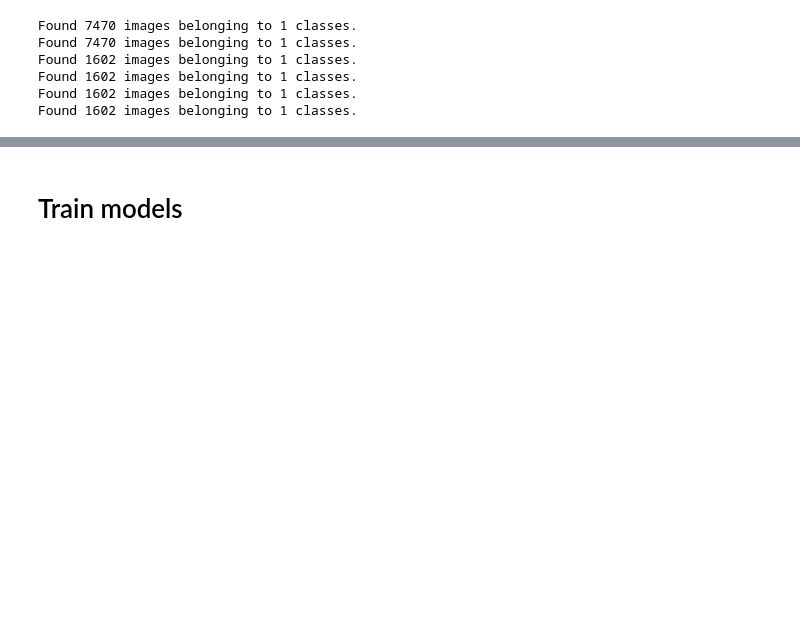
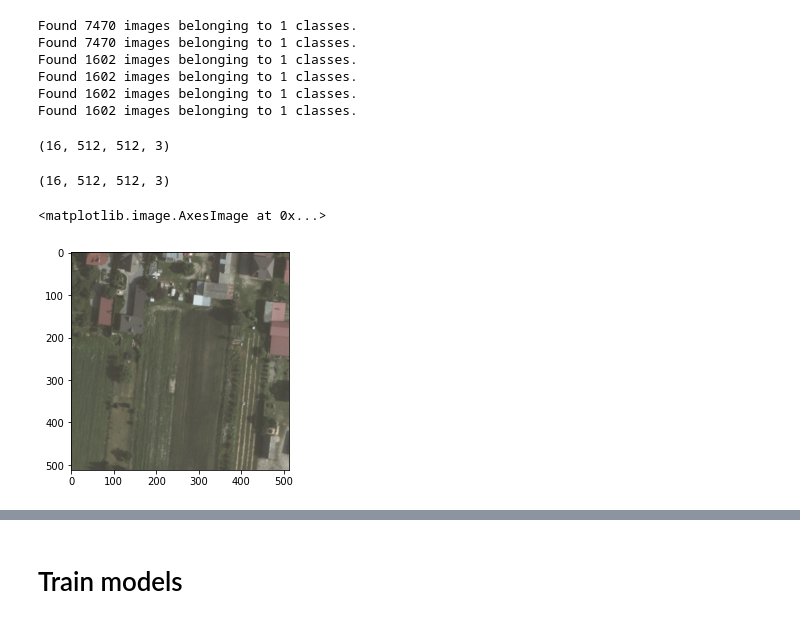
Before and after one commit to MortenTabaka/Semantic-segmentation-of-LandCover.ai-dataset, a Jupyter notebook: notebooks/exploratory/Marcin_GAN_model.ipynb, the cells around one changed output, grey strips where cells are left out. Drawn from its saved outputs; the diff is of its cells as text; code cells hidden in the pictures; blank space fills up the shorter version.

```diff
--- a/notebooks/exploratory/Marcin_GAN_model.ipynb
+++ b/notebooks/exploratory/Marcin_GAN_model.ipynb
@@ -167,21 +172,21 @@ def decoder(convs, output_channels):
 OUTPUT_CHANNELS = 5
 
 
-def generator():
+def make_generator():
     '''
     Defines MUNet by connecting encoder and decoder.
 
     '''
 
     # specify input shape; image is in RGB
-    inputs = layers.Input(shape=(512,512,3,))
+    inputs = layers.Input(shape=[512,512,3])
 
     # feed the inputs to the encoder
     encoder_output = encoder(inputs)
 
     # feed the encoder output and encoder block outputs to the decoder
     # specify the number of classes via the 'output_channels' argument
-    outputs = decoder(encoder_output, OUTPUT_CHANNELS)
+    outputs = decoder(encoder_output)
 
     # create the model
     model = tf.keras.Model(inputs=inputs, outputs=outputs,
@@ -191,10 +196,10 @@ def generator():
 
 
 # instantiate the model
-generator_model = generator()
+generator= make_generator()
 
 # see the resulting model architecture
-generator_model.summary()
+generator.summary()
 # %% [output]
 Model: "Generator"
 __________________________________________________________________________________________________
@@ -353,7 +351,7 @@ TRAIN_PATH = data_path + '/train'
 VAL_PATH = data_path + '/val'
 TEST_PATH = data_path + '/test'
 
-BATCH_SIZE = 32
+BATCH_SIZE = 16
 
 IMG_SIZE = (512, 512)
 # %%
@@ -369,12 +367,14 @@ def get_data_generator(path_to_data_split):
     image_generator = image_datagen.flow_from_directory(path_to_data_split+'/images',
                                                        class_mode=None,
                                                        batch_size=BATCH_SIZE,
-                                                       seed=seed)
+                                                       seed=seed,
+                                                       target_size=IMG_SIZE)
 
     mask_generator = mask_datagen.flow_from_directory(path_to_data_split+'/masks',
                                                      class_mode=None,
                                                      batch_size=BATCH_SIZE,
-                                                     seed=seed)
+                                                     seed=seed,
+                                                     target_size=IMG_SIZE)
 
     generator = zip(image_generator, mask_generator)
 
@@ -397,3 +397,17 @@ Found 1602 images belonging to 1 classes.
 Found 1602 images belonging to 1 classes.
 Found 1602 images belonging to 1 classes.
 Found 1602 images belonging to 1 classes.
+# %%
+# generator returns zipped images and masks
+img, mask = zip(next(test_generator))
+
+img = img[0]
+mask = mask[0]
+# %%
+img.shape
+# %% [output]
+(16, 512, 512, 3)
+# %%
+mask.shape
+# %% [output]
+(16, 512, 512, 3)
@@ -399,0 +416,5 @@ Found 1602 images belonging to 1 classes.
+# %%
+plt.imshow(img[0])
+# %% [output]
+<matplotlib.image.AxesImage at 0x...>
+[figure, added]
```
Also changed, not shown: parts of 20 cells of this notebook.
